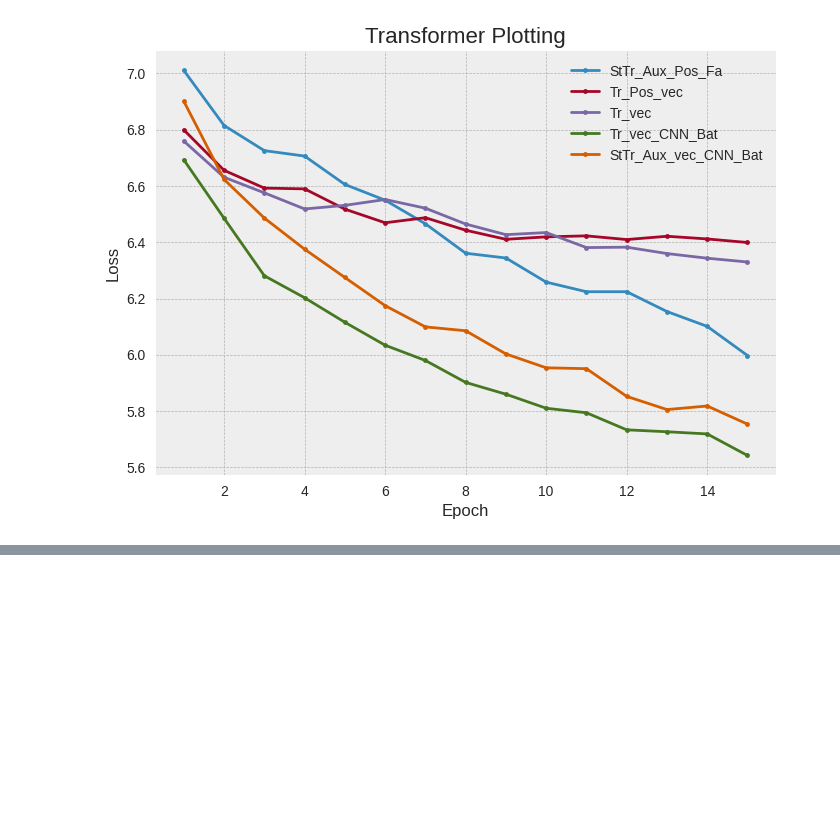
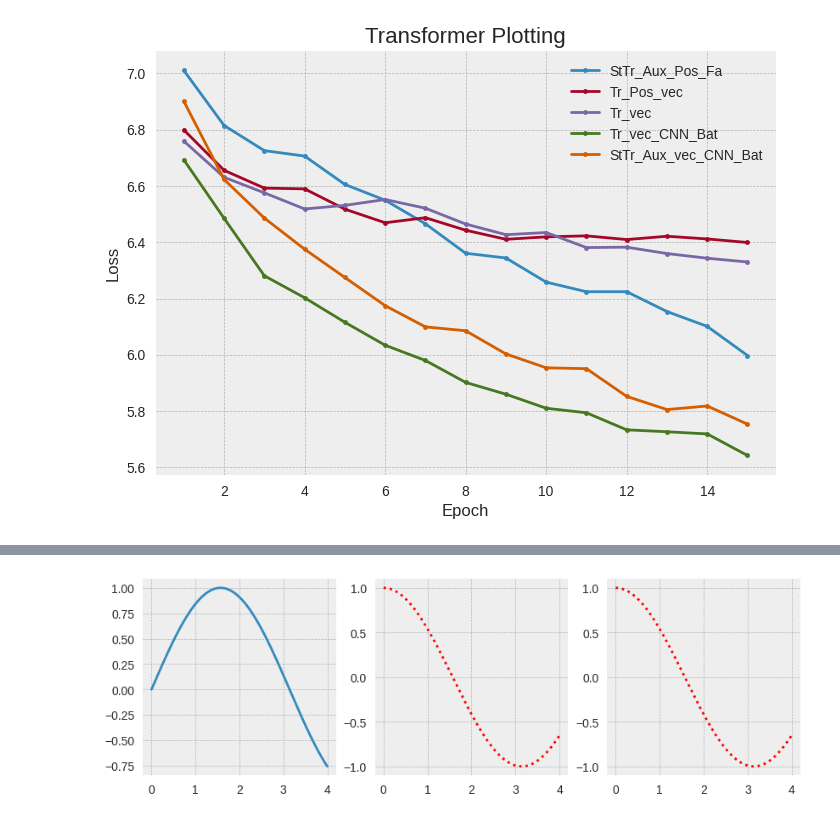
Before and after one commit to mrzResearchArena/TF-2.x, a Jupyter notebook: Plotting-Machine-Learning.ipynb, the cells around one changed output, grey strips where cells are left out. Saved outputs shown, nothing was run; the diff lists cells and outputs as text; code cells hidden in the pictures; blank space fills up the shorter version.

```diff
--- a/Plotting-Machine-Learning.ipynb
+++ b/Plotting-Machine-Learning.ipynb
@@ -188,0 +193,15 @@ for style in Styles:
+# %%
+fig = plt.figure(figsize=(10,3))
+
+ax1 = fig.add_subplot(131)
+ax2 = fig.add_subplot(132)
+ax3 = fig.add_subplot(133)
+
+x = np.linspace(0,4,1000)
+ax1.plot(x, np.sin(x))
+ax2.plot(x, np.cos(x), 'r:')
+ax3.plot(x, np.cos(x), 'r:')
+
+plt.show()
+# %% [output]
+[figure, added]
```
Also changed, not shown: parts of 4 cells of this notebook.
